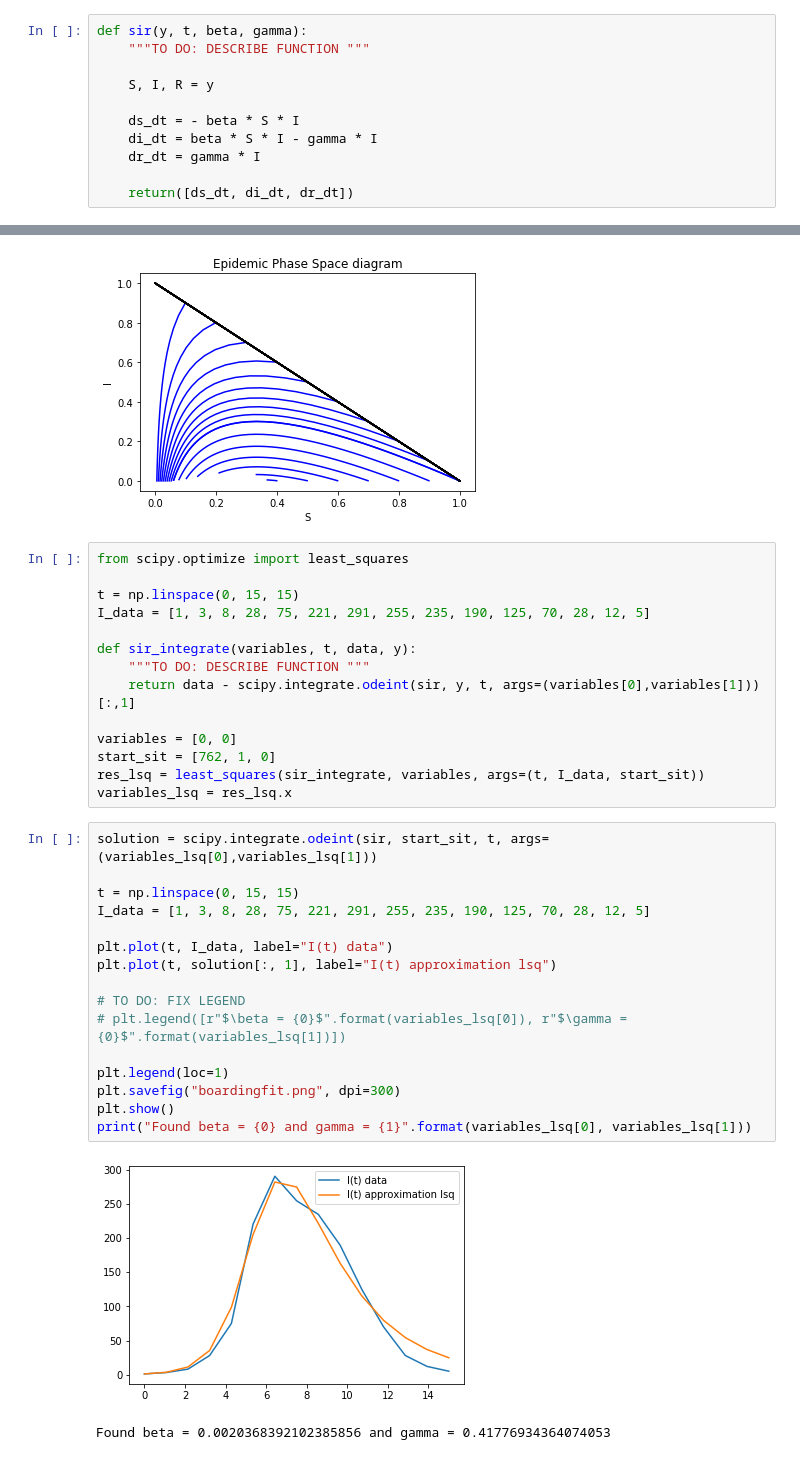
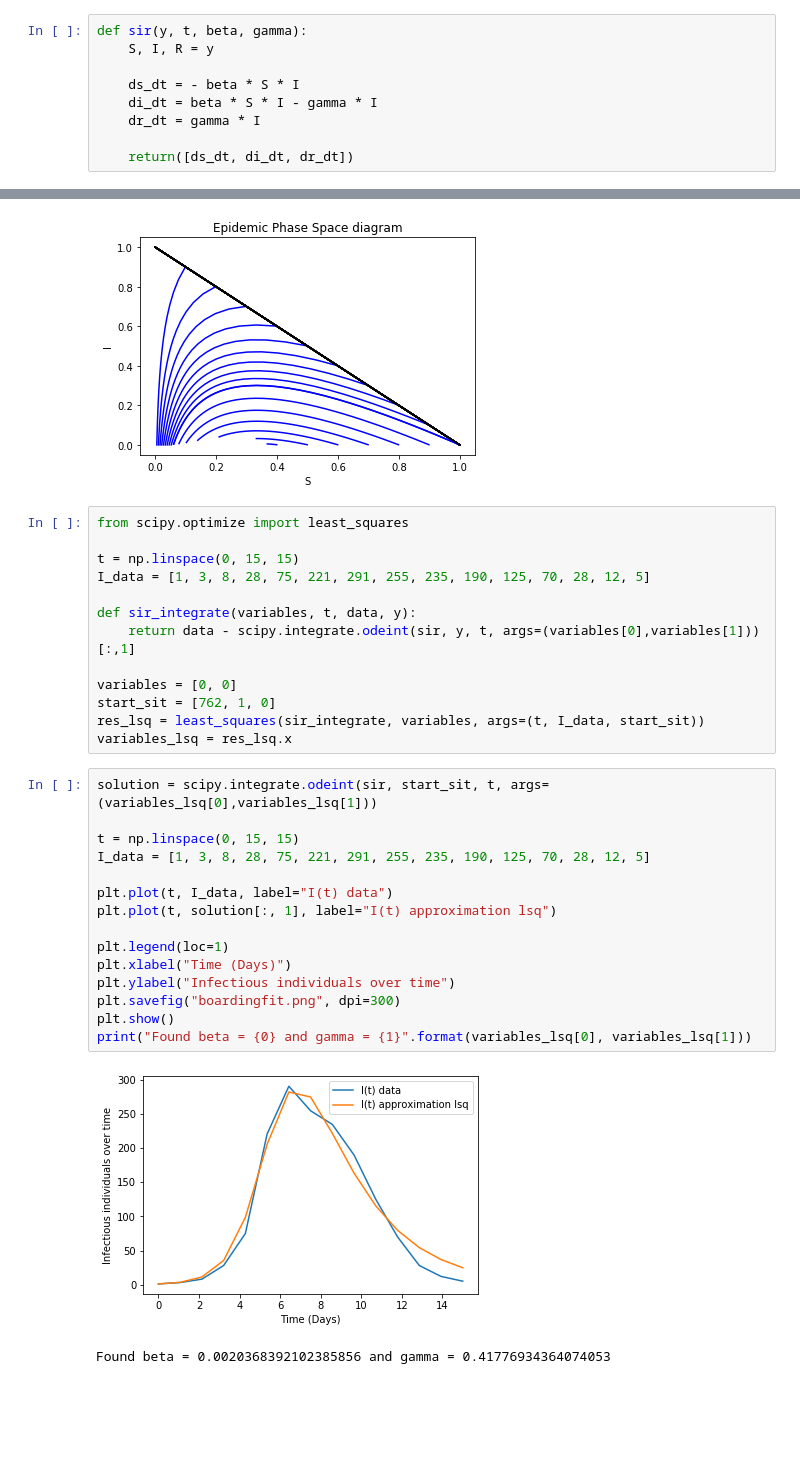
Before and after one commit to Folkert94/ICLS, a Jupyter notebook: Assignment/1/F_Stijnman_10475206_assignment1.ipynb, the cells around one changed output, grey strips where cells are left out. Cells and saved outputs as stored; diff of their text form; blank space fills up the shorter version.

```diff
--- a/Assignment/1/F_Stijnman_10475206_assignment1.ipynb
+++ b/Assignment/1/F_Stijnman_10475206_assignment1.ipynb
@@ -12,8 +10,6 @@ import matplotlib.pyplot as plt
 from scipy.fftpack import fft
 # %%
 def sir(y, t, beta, gamma):
-    """TO DO: DESCRIBE FUNCTION """
-
     S, I, R = y
 
     ds_dt = - beta * S * I
@@ -119,7 +115,6 @@ t = np.linspace(0, 15, 15)
 I_data = [1, 3, 8, 28, 75, 221, 291, 255, 235, 190, 125, 70, 28, 12, 5]
 
 def sir_integrate(variables, t, data, y):
-    """TO DO: DESCRIBE FUNCTION """
     return data - scipy.integrate.odeint(sir, y, t, args=(variables[0],variables[1]))[:,1]
 
 variables = [0, 0]
@@ -129,19 +124,18 @@ variables_lsq = res_lsq.x
 # %%
 solution = scipy.integrate.odeint(sir, start_sit, t, args=(variables_lsq[0],variables_lsq[1]))
 
 t = np.linspace(0, 15, 15)
 I_data = [1, 3, 8, 28, 75, 221, 291, 255, 235, 190, 125, 70, 28, 12, 5]
 
 plt.plot(t, I_data, label="I(t) data")
 plt.plot(t, solution[:, 1], label="I(t) approximation lsq")
 
-# TO DO: FIX LEGEND
-# plt.legend([r"$\beta = {0}$".format(variables_lsq[0]), r"$\gamma = {0}$".format(variables_lsq[1])])
-
 plt.legend(loc=1)
+plt.xlabel("Time (Days)")
+plt.ylabel("Infectious individuals over time")
 plt.savefig("boardingfit.png", dpi=300)
 plt.show()
 print("Found beta = {0} and gamma = {1}".format(variables_lsq[0], variables_lsq[1]))
 # %% [output]
-[figure, old version]
+[figure, new version]
 Found beta = 0.0020368392102385856 and gamma = 0.41776934364074053
```
Also changed, not shown: parts of 9 cells of this notebook, 8 other files.
